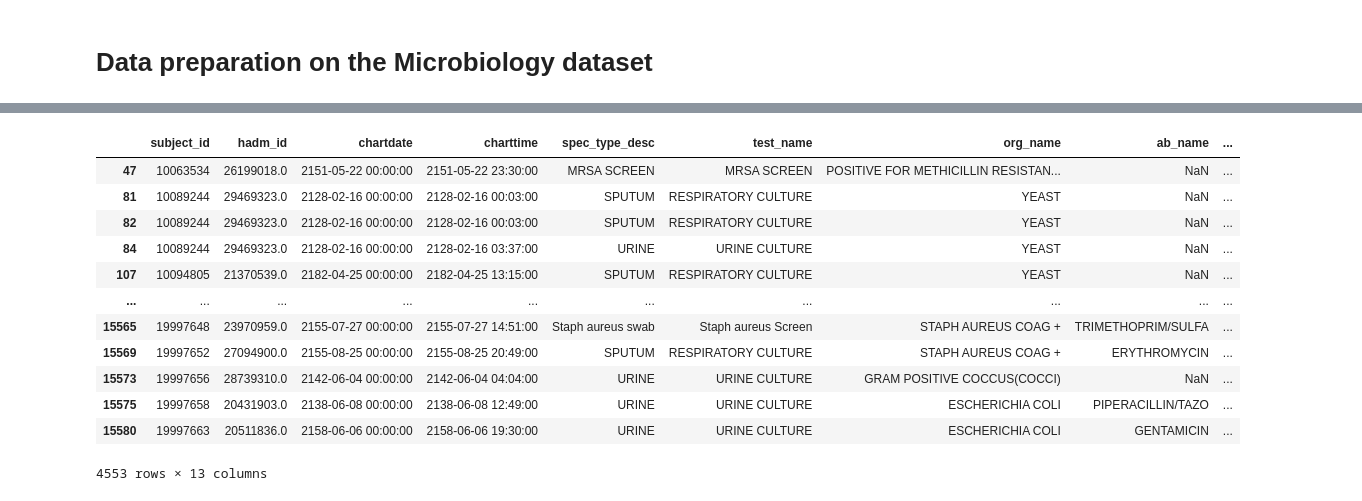
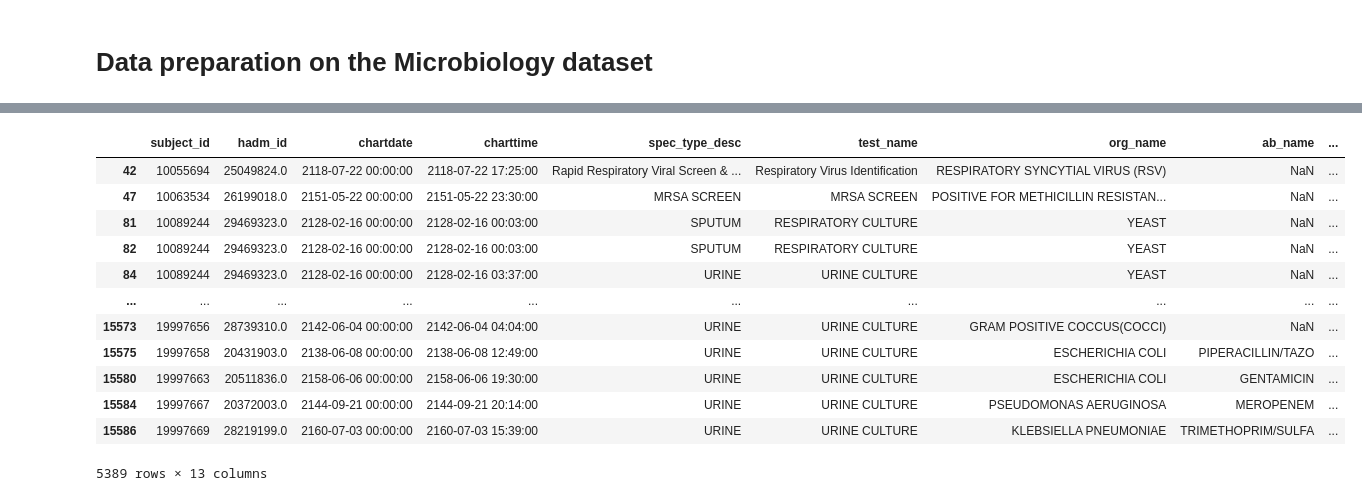
Before and after one commit to TommyTokk/DA4DH, a Jupyter notebook: notebooks/DataPreparation/data_preparation_micro_bio.ipynb, the cells around one changed output, grey strips where cells are left out. Drawn from its saved outputs; the diff is of its cells as text; code cells hidden in the pictures.

```diff
--- a/notebooks/DataPreparation/data_preparation_micro_bio.ipynb
+++ b/notebooks/DataPreparation/data_preparation_micro_bio.ipynb
@@ -9,8 +9,15 @@ import os
 sys.path.append(os.path.abspath(os.path.join(os.getcwd(), '../..')))
 from src.utils import data_understanding as du
 
+# Get the notebook directory and construct absolute path
+notebook_dir = os.path.dirname(os.path.abspath("__file__"))
+csv_path = os.path.join(notebook_dir, "../../data/raw/microbiology_events_codes_3.csv")
+csv_path = os.path.normpath(csv_path)
 
-microBio_df = pd.read_csv("../../data/raw/microbiology_events_codes_3.csv")
+print(f"Looking for file at: {csv_path}")
+print(f"File exists: {os.path.exists(csv_path)}")
+
+microBio_df = pd.read_csv(csv_path)
 
 microBio_df
 # %% [output]
@@ -47,0 +39,4 @@ success_labs
+# %%
+# Drop the technician_id column
+microBio_df = microBio_df.drop(columns=['technician_id'])
+microBio_df
@@ -47,0 +57,4 @@ success_labs
+# %%
+# Drops rows where no organism has been detected
+cleaned_df = microBio_df[~microBio_df['org_name'].isna()]
+cleaned_df
@@ -89,4 +133,0 @@ success_labs
-# %%
-# Drops rows where no organism has been detected
-cleaned_df = success_labs[~success_labs['org_name'].isna()]
-cleaned_df
@@ -107,40 +134,40 @@ cleaned_df
 # %%
 # Drops the rows where dilution_comparison + dilution_value are different from dilution_text
 # Creates the string to compare
 def format_val(x):
     try:
         x = float(x)
     except (ValueError, TypeError):
         return ""
     return str(int(x)) if x.is_integer() else str(x)
 
 comp = cleaned_df['dilution_comparison'].str.strip()
 val = cleaned_df['dilution_value'].apply(format_val)
 
 dilution_constructed = np.where(
     comp == '=',
     val,
     (comp + val).str.replace(" ", "")
 )
 
 # Use fillna('') to avoid comparison with NaN
 match_mask = cleaned_df['dilution_text'].fillna('') == pd.Series(dilution_constructed, index=cleaned_df.index).fillna('')
 
 cleaned_df = cleaned_df[match_mask]
-cleaned_df = cleaned_df.drop('dilution_comparison', axis=1)
+
 
 cleaned_df
 # %% [output]
 |  | subject_id | hadm_id | chartdate | charttime | spec_type_desc | test_name | org_name | ab_name | ... |
+| 42 | 10055694 | 25049824.0 | 2118-07-22 00:00:00 | 2118-07-22 17:25:00 | Rapid Respiratory Viral Screen & ... | Respiratory Virus Identification | RESPIRATORY SYNCYTIAL VIRUS (RSV) | NaN | ... |
 | 47 | 10063534 | 26199018.0 | 2151-05-22 00:00:00 | 2151-05-22 23:30:00 | MRSA SCREEN | MRSA SCREEN | POSITIVE FOR METHICILLIN RESISTAN... | NaN | ... |
 | 81 | 10089244 | 29469323.0 | 2128-02-16 00:00:00 | 2128-02-16 00:03:00 | SPUTUM | RESPIRATORY CULTURE | YEAST | NaN | ... |
 | 82 | 10089244 | 29469323.0 | 2128-02-16 00:00:00 | 2128-02-16 00:03:00 | SPUTUM | RESPIRATORY CULTURE | YEAST | NaN | ... |
 | 84 | 10089244 | 29469323.0 | 2128-02-16 00:00:00 | 2128-02-16 03:37:00 | URINE | URINE CULTURE | YEAST | NaN | ... |
-| 107 | 10094805 | 21370539.0 | 2182-04-25 00:00:00 | 2182-04-25 13:15:00 | SPUTUM | RESPIRATORY CULTURE | YEAST | NaN | ... |
 | ... | ... | ... | ... | ... | ... | ... | ... | ... | ... |
-| 15565 | 19997648 | 23970959.0 | 2155-07-27 00:00:00 | 2155-07-27 14:51:00 | Staph aureus swab | Staph aureus Screen | STAPH AUREUS COAG + | TRIMETHOPRIM/SULFA | ... |
-| 15569 | 19997652 | 27094900.0 | 2155-08-25 00:00:00 | 2155-08-25 20:49:00 | SPUTUM | RESPIRATORY CULTURE | STAPH AUREUS COAG + | ERYTHROMYCIN | ... |
 | 15573 | 19997656 | 28739310.0 | 2142-06-04 00:00:00 | 2142-06-04 04:04:00 | URINE | URINE CULTURE | GRAM POSITIVE COCCUS(COCCI) | NaN | ... |
 | 15575 | 19997658 | 20431903.0 | 2138-06-08 00:00:00 | 2138-06-08 12:49:00 | URINE | URINE CULTURE | ESCHERICHIA COLI | PIPERACILLIN/TAZO | ... |
 | 15580 | 19997663 | 20511836.0 | 2158-06-06 00:00:00 | 2158-06-06 19:30:00 | URINE | URINE CULTURE | ESCHERICHIA COLI | GENTAMICIN | ... |
+| 15584 | 19997667 | 20372003.0 | 2144-09-21 00:00:00 | 2144-09-21 20:14:00 | URINE | URINE CULTURE | PSEUDOMONAS AERUGINOSA | MEROPENEM | ... |
+| 15586 | 19997669 | 28219199.0 | 2160-07-03 00:00:00 | 2160-07-03 15:39:00 | URINE | URINE CULTURE | KLEBSIELLA PNEUMONIAE | TRIMETHOPRIM/SULFA | ... |
-4553 rows × 13 columns
+5389 rows × 13 columns
```
Also changed, not shown: parts of 9 cells of this notebook, 5 other files.
